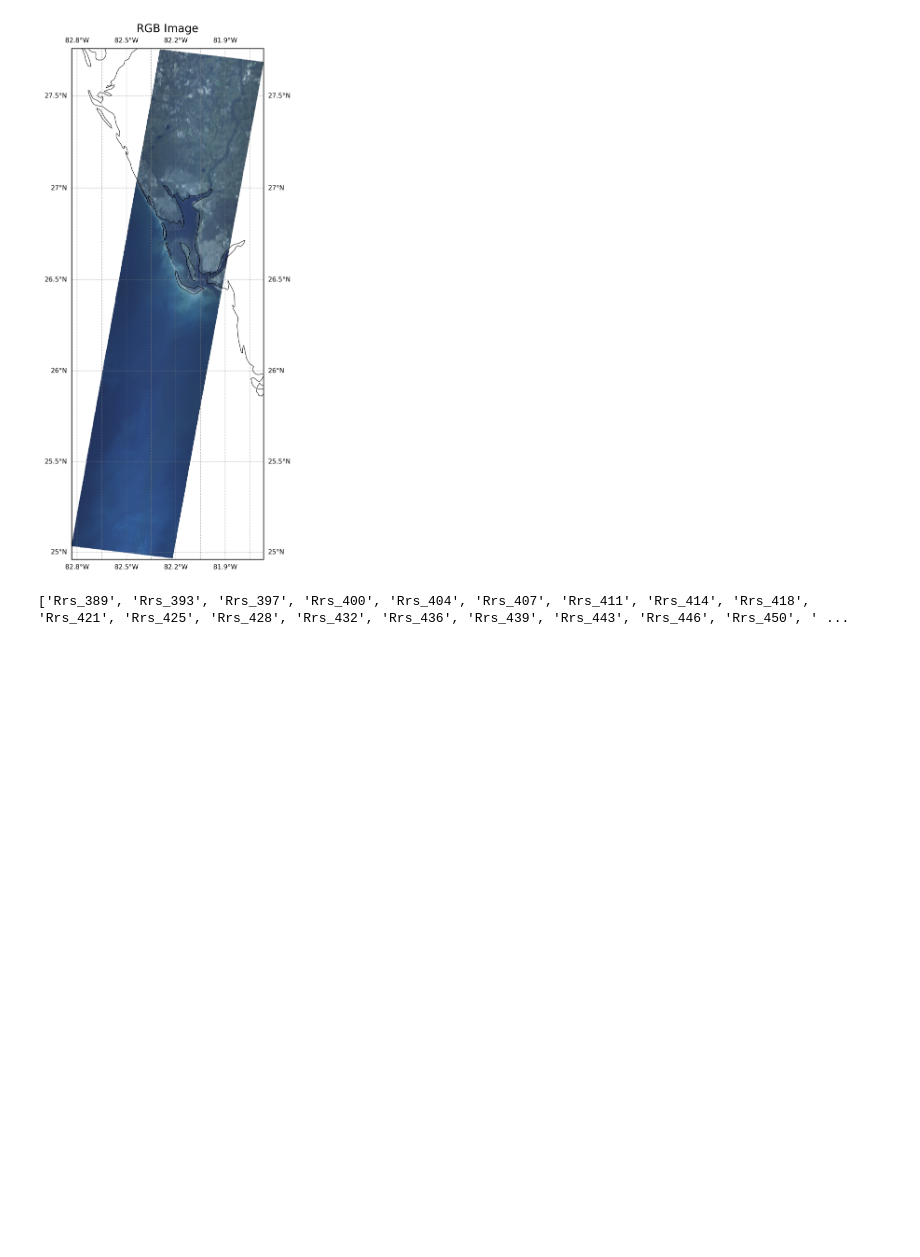
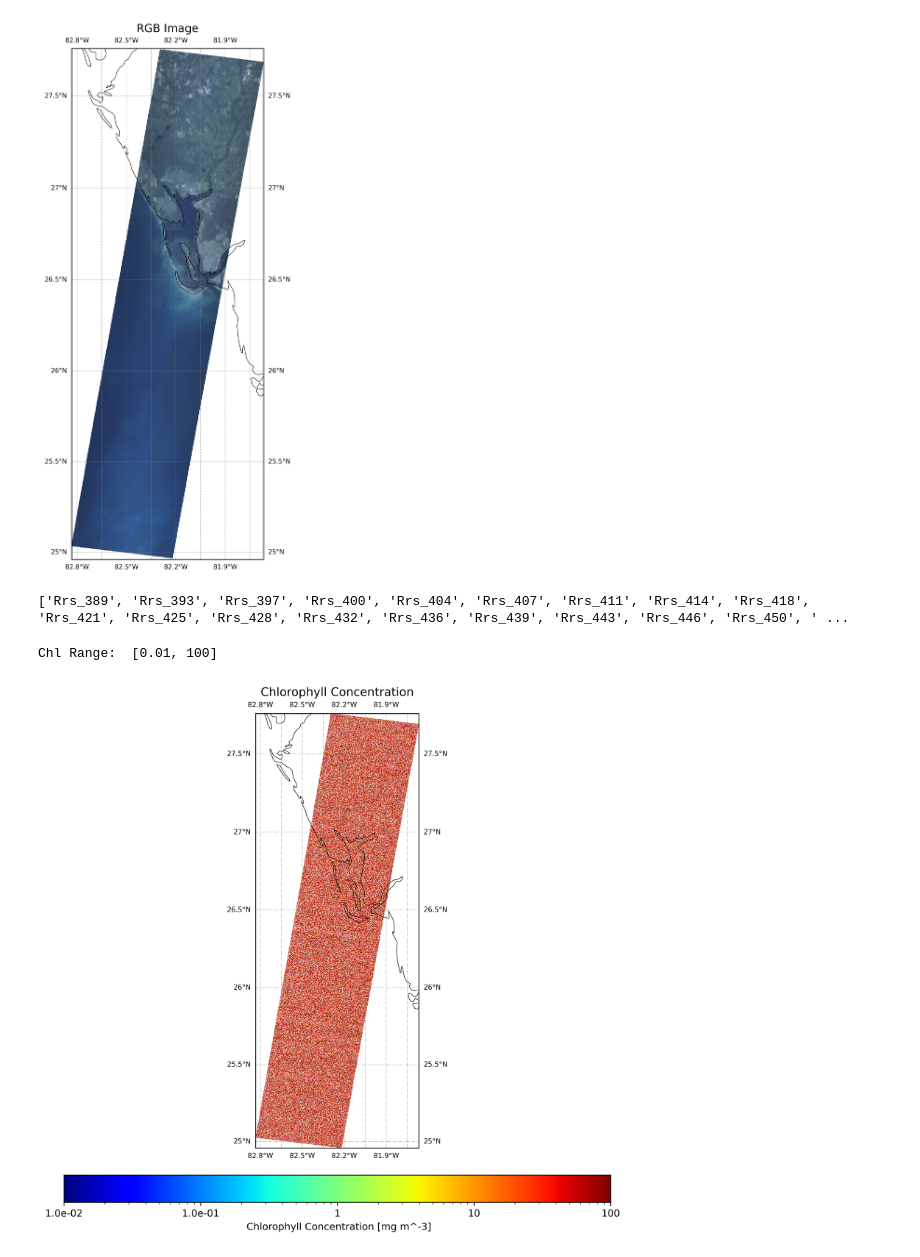
Before and after one commit to DevAlvaroF/HYPSO-Reading, a Jupyter notebook: demo.ipynb, the cells around one changed output. Drawn from its saved outputs; the diff is of its cells as text; code cells hidden in the pictures; blank space fills up the shorter version.

Commit message:
Fixed Chl plot

```diff
--- a/demo.ipynb
+++ b/demo.ipynb
@@ -12,9 +12,14 @@ show_rgb(satobj)
 print_this()
 
 import numpy as np
-chl_array = np.random.randint(1, 100, size=satobj.spatialDim, dtype="uint8")
+chl_array = np.random.normal(1, 100, size=satobj.spatialDim)
 
-# plot_chlorophyll(satobj,chl_array)
+#
 # %% [output]
 [figure]
 ['Rrs_389', 'Rrs_393', 'Rrs_397', 'Rrs_400', 'Rrs_404', 'Rrs_407', 'Rrs_411', 'Rrs_414', 'Rrs_418', 'Rrs_421', 'Rrs_425', 'Rrs_428', 'Rrs_432', 'Rrs_436', 'Rrs_439', 'Rrs_443', 'Rrs_446', 'Rrs_450', ' ...
+# %%
+plot_chlorophyll(satobj,chl_array)
+# %% [output]
+Chl Range:  [0.01, 100]
+[figure, added]
```
Also changed, not shown: 3 other files.
